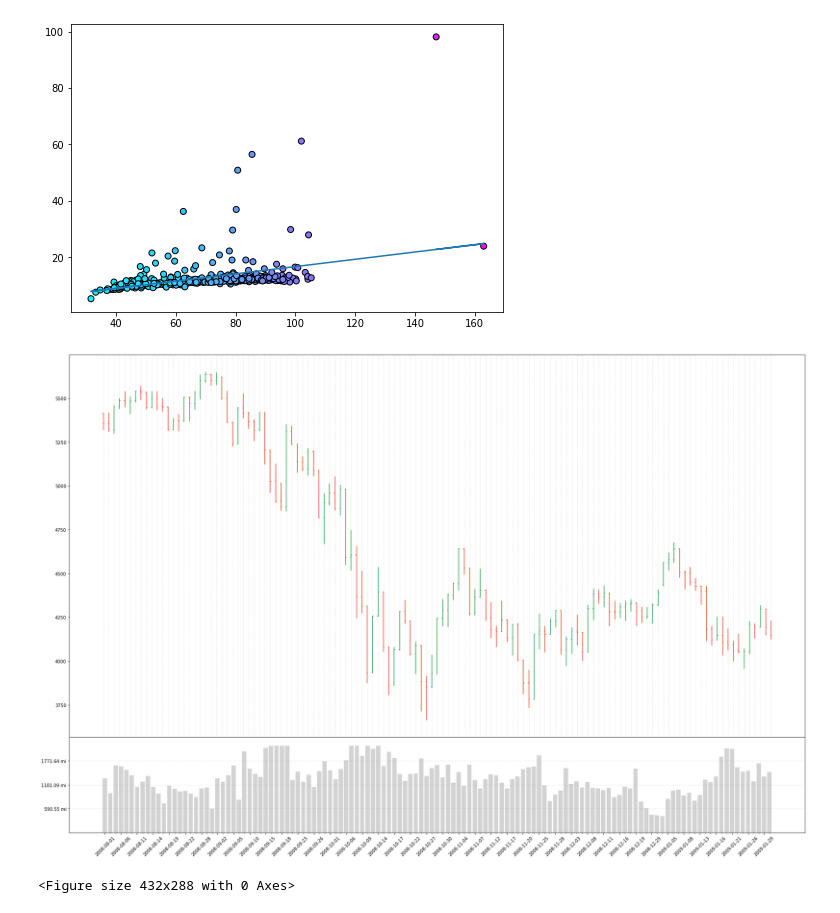
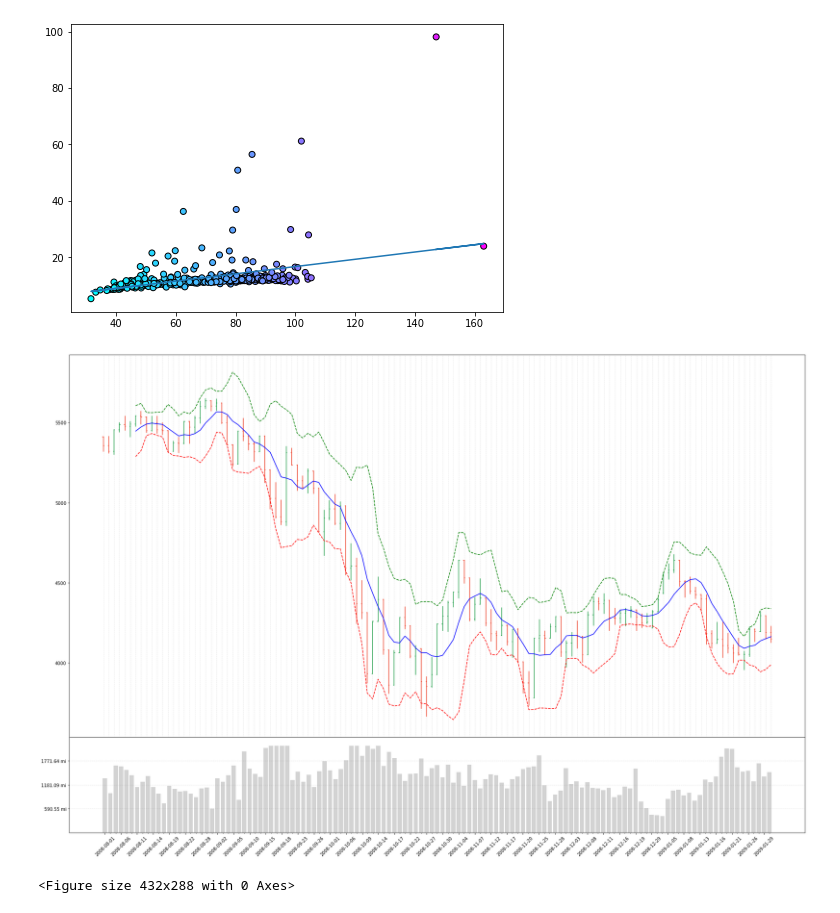
Before and after one commit to sarahj0/data-visualisation, a Jupyter notebook: DataVisualisation.ipynb, the cells around one changed output. Drawn from its saved outputs; the diff is of its cells as text; code cells hidden in the pictures.

```diff
--- a/DataVisualisation.ipynb
+++ b/DataVisualisation.ipynb
@@ -88,32 +88,42 @@ for i, val in df.iterrows():
     ax.plot([x[i], x[i]+0.1], [val['Close'], val['Close']], color=color)
 
 #date ticks and ax grid - ORGANISE
 ax.set_xticks(ticks=x[::3])
 ax.set_xticklabels(df.date.dt.date[::3], rotation=45)
 ax2.set_xticks(ticks=x[::3])
 ax2.set_xticklabels(df.date.dt.date[::3], rotation=45)
 ax.set_xticks(x, minor=True)
 ax2.set_xticks(x, minor=True)
 
 ax.xaxis.grid(color='black', linestyle='dashed', which='both', alpha=0.1)
 ax2. yaxis.grid(color='black', linestyle='dashed', which='both', alpha=0.1)
 
 #adding volume
 ax2.bar(x, df['Volume'], color='lightgrey')
 #get max volume
 mx = int(df['Volume'].max()*1.1)
 #define tick location, 0 to max in 4
 yticks_ax2 = range(0, mx+1, int(mx/4))
 #making tick labels
 yticks_labels_ax2 = ['{:.2f} mi'.format(i/1000000) for i in yticks_ax2]
 ax2.yaxis.tick_left() #moves tick
 #plot y ticks
 plt.yticks(yticks_ax2[1:-1], yticks_labels_ax2[1:-1])
 plt.ylim(0,mx)
 
+sma = df['Close'].rolling(7).mean()
+ax.plot(x, sma, color='blue')
+
+std = df['Close'].rolling(7).std()
+bollUp = sma + std * 2.0
+bollDown = sma - std * 2.0
+
+ax.plot(x , bollUp, linestyle="dashed", c="g")
+ax.plot(x , bollDown, linestyle="dashed", c="r")
+
 plt.subplots_adjust(wspace=0, hspace=0)
 plt.show()
 plt.savefig('plot.png', dpi=300, bbox_inches='tight')
 # %% [output]
-[figure, old version]
+[figure, new version]
 <Figure size 432x288 with 0 Axes>
```
